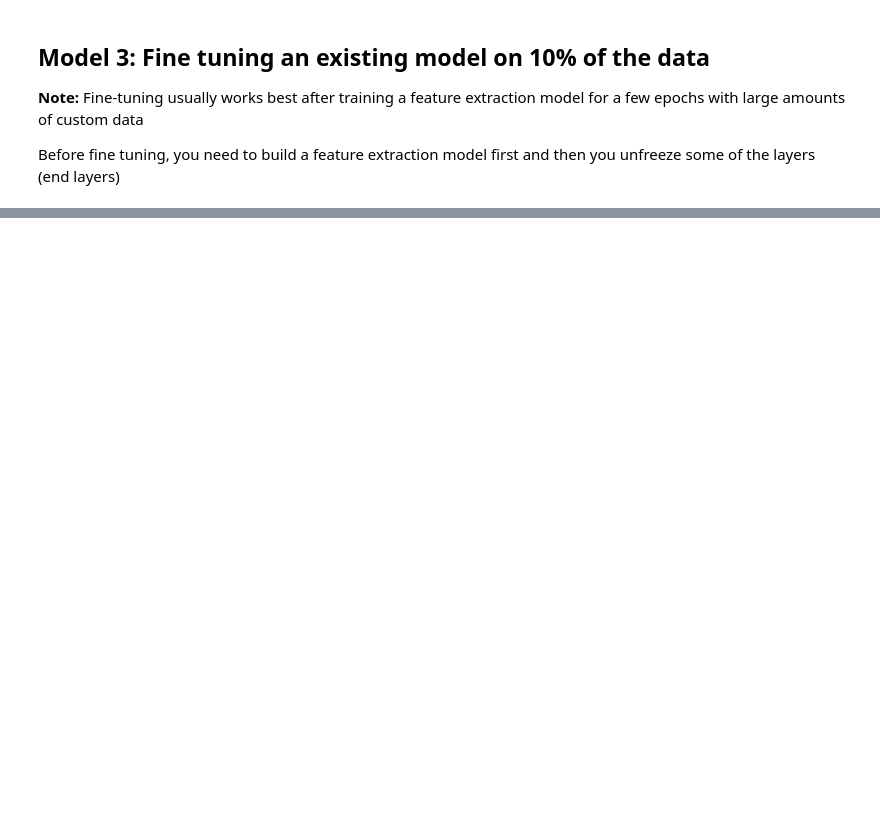
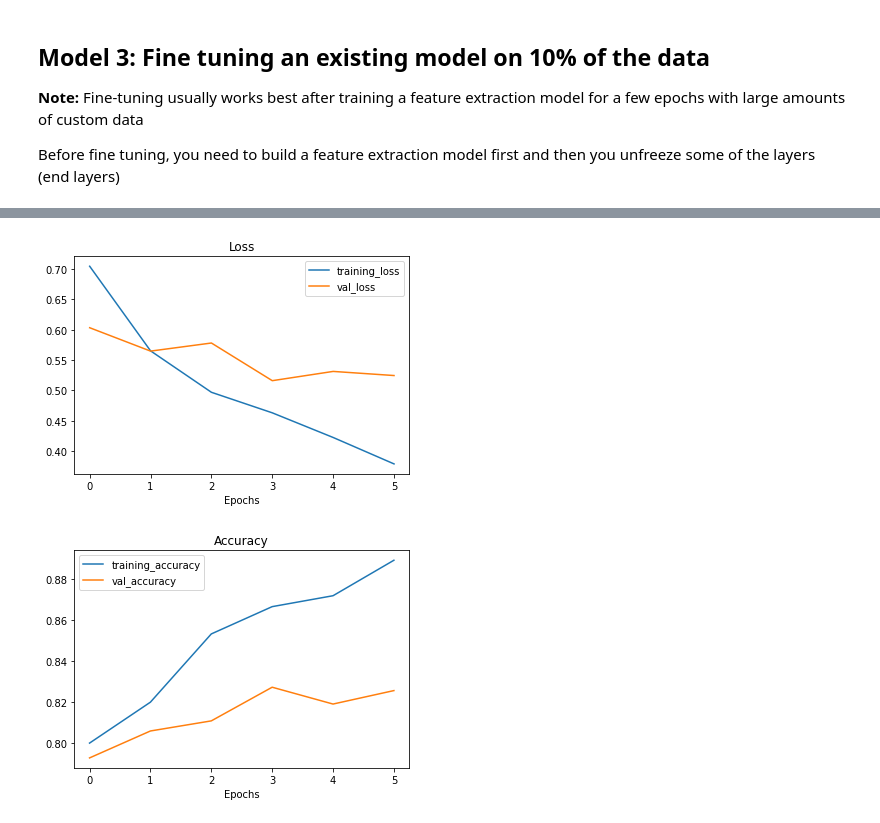
Before and after one commit to moimigueldev/tensorflow-ztm, a Jupyter notebook: tensorflow/05_transfer_learning_fine_tuning.ipynb, the cells around one changed output, grey strips where cells are left out. Saved outputs shown, nothing was run; the diff lists cells and outputs as text; code cells hidden in the pictures; blank space fills up the shorter version.

```diff
--- a/tensorflow/05_transfer_learning_fine_tuning.ipynb
+++ b/tensorflow/05_transfer_learning_fine_tuning.ipynb
@@ -700,0 +921,6 @@ for layer in model_2.layers:
+# %%
+# Check out the lost curves of our fine-tuned model
+plot_loss_curves(history_fine_10_percent_data_aug)
+# %% [output]
+[figure, added]
+[figure, added]
```
Also changed, not shown: parts of 45 cells of this notebook.
